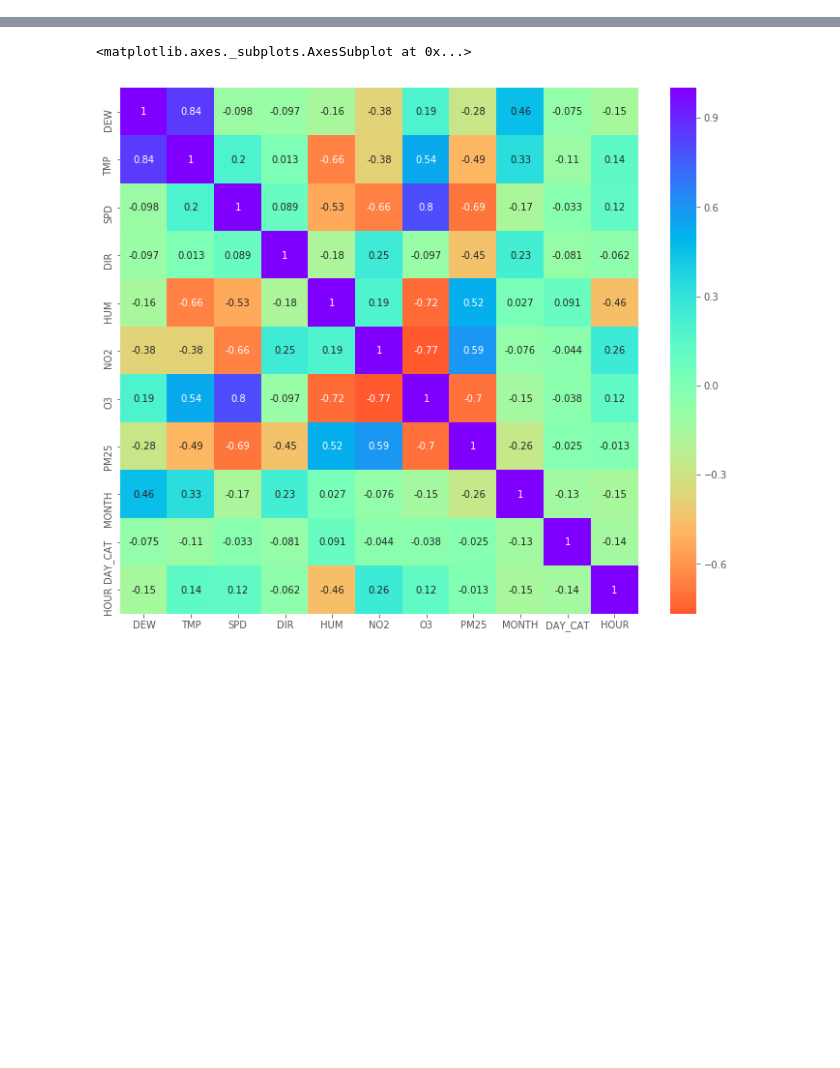
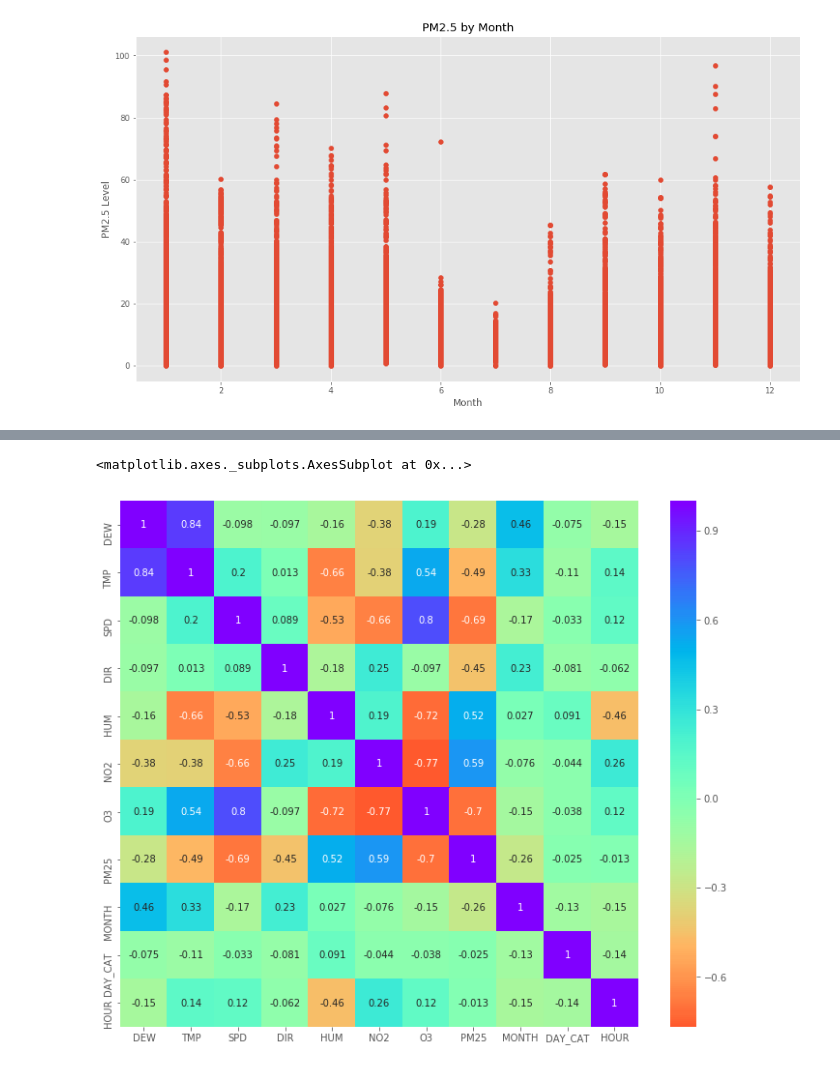
Before and after one commit to jmejco/data-analytics-cw, a Jupyter notebook: data/data-visualization.ipynb, the cells around one changed output, grey strips where cells are left out. Drawn from its saved outputs; the diff is of its cells as text; code cells hidden in the pictures; blank space fills up the shorter version.

```diff
--- a/data/data-visualization.ipynb
+++ b/data/data-visualization.ipynb
@@ -34,3 +45,14 @@ final  = pd.read_csv('vis/final-visualization.csv')
+# %%
+x=final['MONTH']
+y=final['PM25']
+plt.rcParams["figure.figsize"] = [15,8]
+plt.scatter(x,y)
+plt.xlabel('Month')
+plt.ylabel('PM2.5 Level')
+plt.title('PM2.5 by Month')
+plt.show()
+# %% [output]
+[figure, added]
 # %%
 data = cdata
 # %%
```
Also changed, not shown: parts of 10 cells of this notebook, 1 other file.
